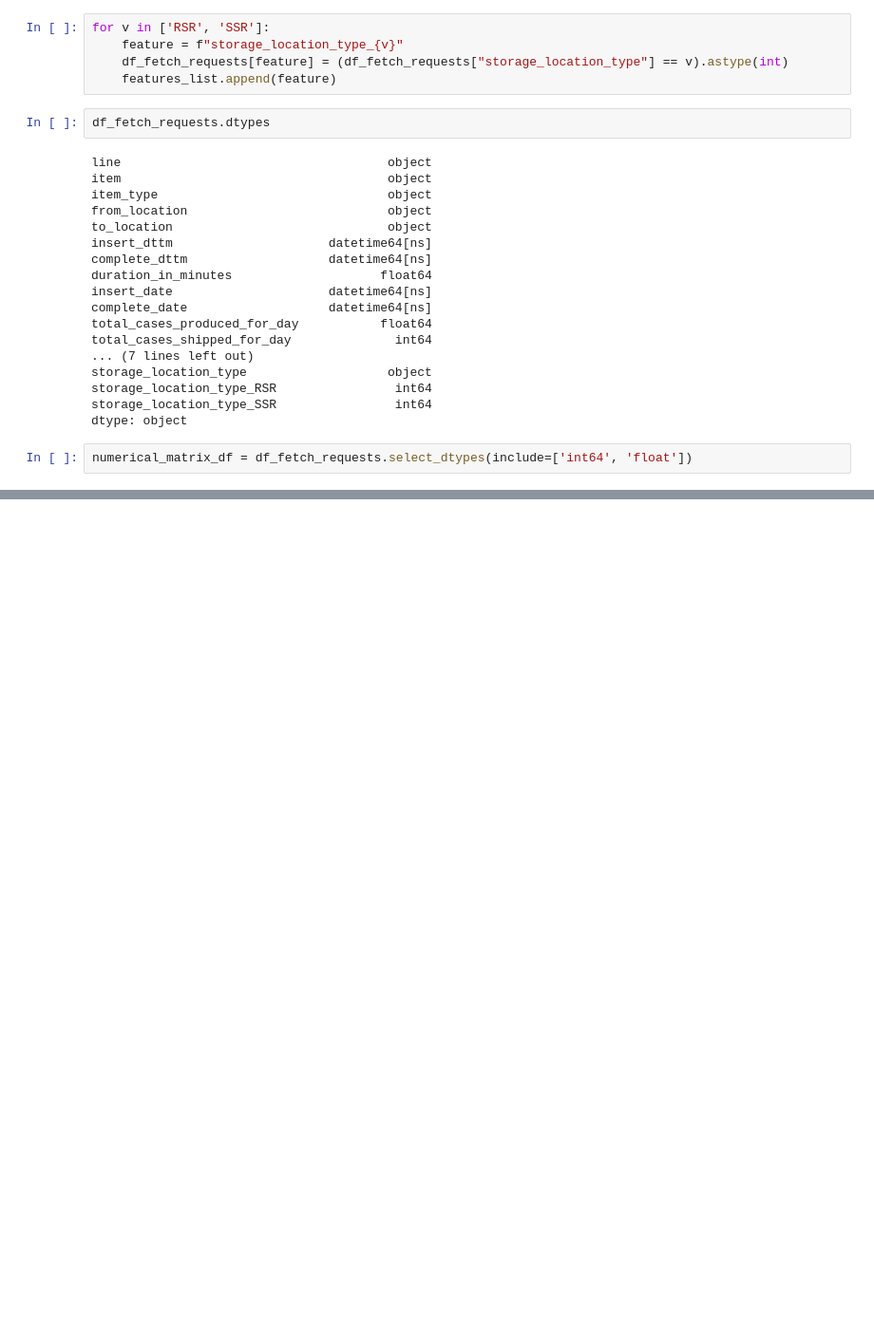
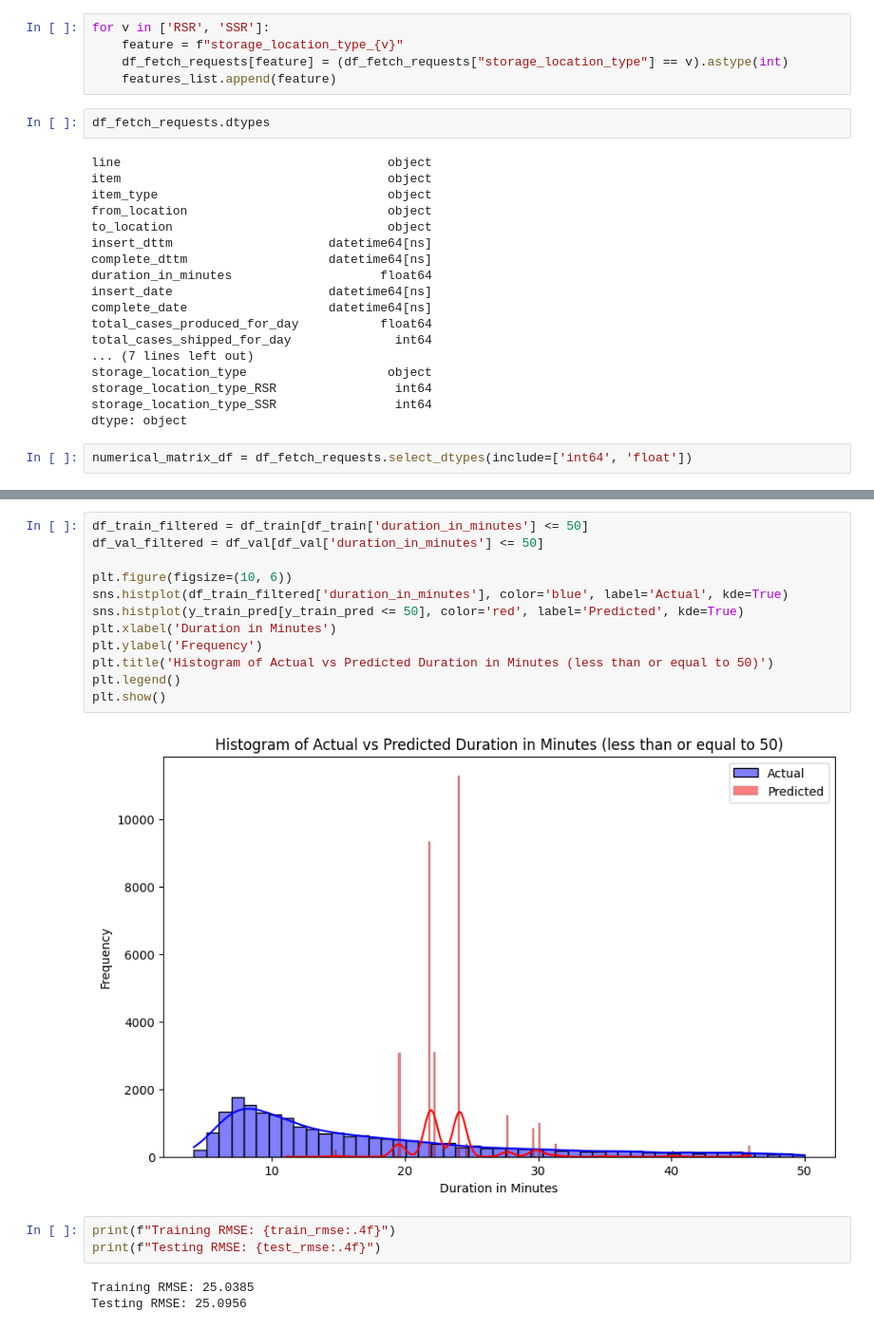
Before and after one commit to dandrew-nbl/autocall-retrieval-predictor, a Jupyter notebook: data_prep.ipynb, the cells around one changed output, grey strips where cells are left out. Shown: that part at 95% size. Drawn from its saved outputs; the diff is of its cells as text; blank space fills up the shorter version.

```diff
--- a/data_prep.ipynb
+++ b/data_prep.ipynb
@@ -1134,0 +426,20 @@ Standard deviation: 4.97
+# %%
+df_train_filtered = df_train[df_train['duration_in_minutes'] <= 50]
+df_val_filtered = df_val[df_val['duration_in_minutes'] <= 50]
+
+plt.figure(figsize=(10, 6))
+sns.histplot(df_train_filtered['duration_in_minutes'], color='blue', label='Actual', kde=True)
+sns.histplot(y_train_pred[y_train_pred <= 50], color='red', label='Predicted', kde=True)
+plt.xlabel('Duration in Minutes')
+plt.ylabel('Frequency')
+plt.title('Histogram of Actual vs Predicted Duration in Minutes (less than or equal to 50)')
+plt.legend()
+plt.show()
+# %% [output]
+[figure, added]
+# %%
+print(f"Training RMSE: {train_rmse:.4f}")
+print(f"Testing RMSE: {test_rmse:.4f}")
+# %% [output]
+Training RMSE: 25.0385
+Testing RMSE: 25.0956
```
Also changed, not shown: parts of 43 cells of this notebook.
